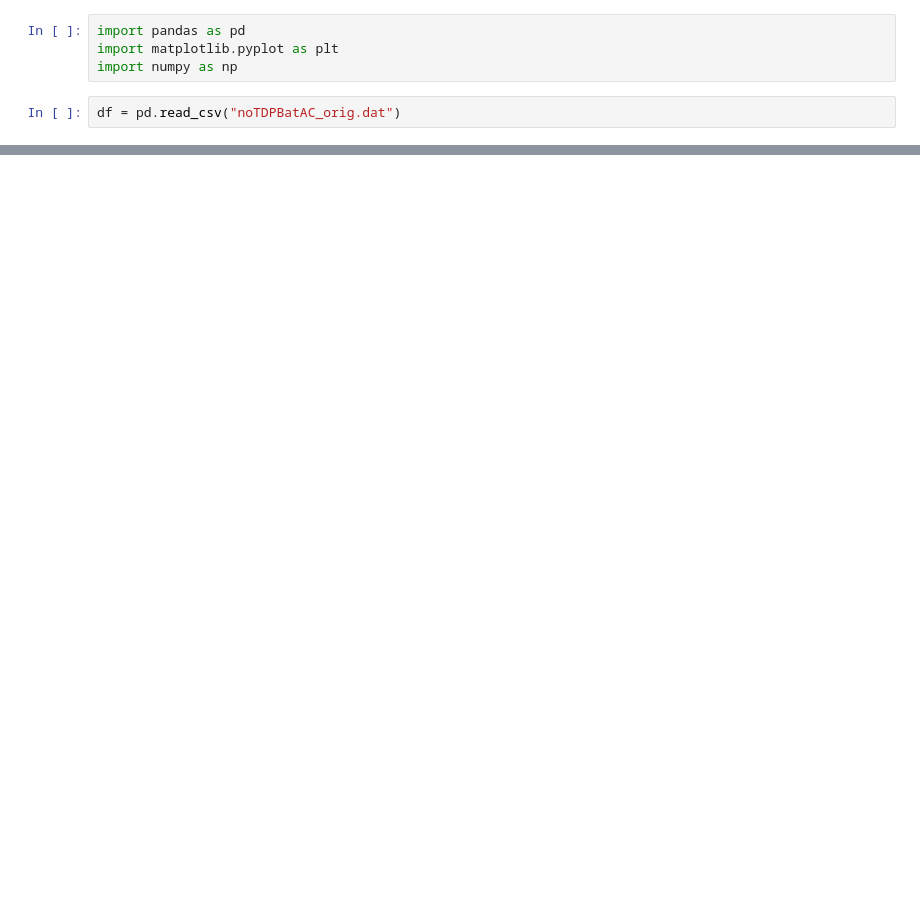
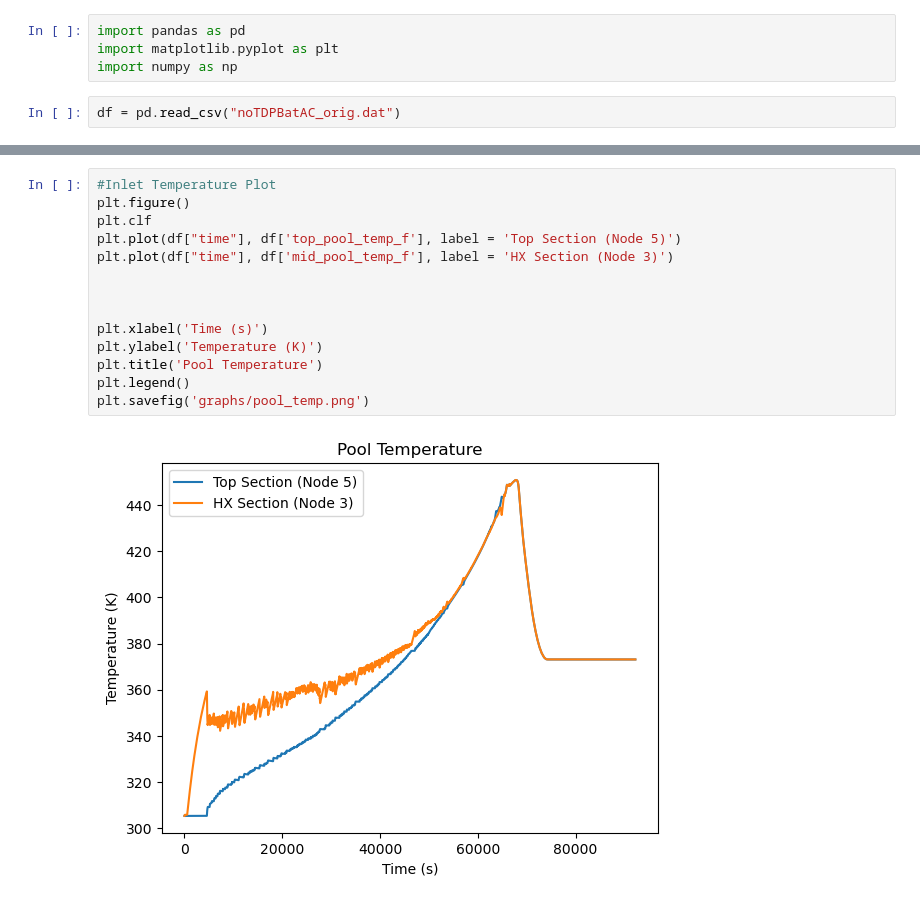
Before and after one commit to tylerkwald/SBO, a Jupyter notebook: OurSytem/plotJup.ipynb, the cells around one changed output, grey strips where cells are left out. Drawn from its saved outputs; the diff is of its cells as text; blank space fills up the shorter version.

```diff
--- a/OurSytem/plotJup.ipynb
+++ b/OurSytem/plotJup.ipynb
@@ -429,0 +53,16 @@ fig.legend()
+# %%
+#Inlet Temperature Plot
+plt.figure()
+plt.clf
+plt.plot(df["time"], df['top_pool_temp_f'], label = 'Top Section (Node 5)')
+plt.plot(df["time"], df['mid_pool_temp_f'], label = 'HX Section (Node 3)')
+
+
+
+plt.xlabel('Time (s)')
+plt.ylabel('Temperature (K)')
+plt.title('Pool Temperature')
+plt.legend()
+plt.savefig('graphs/pool_temp.png')
+# %% [output]
+[figure, added]
```
Also changed, not shown: parts of 39 cells of this notebook, 18 other files.
